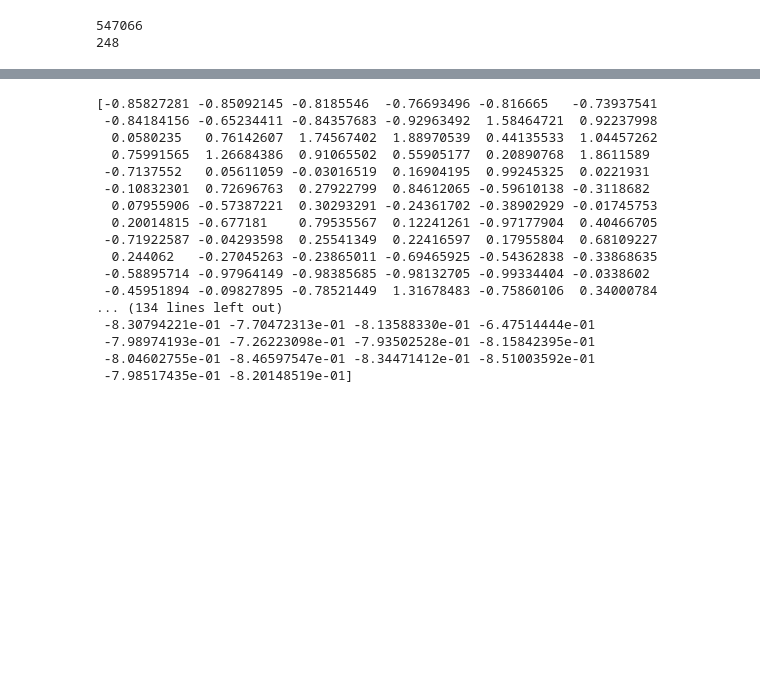
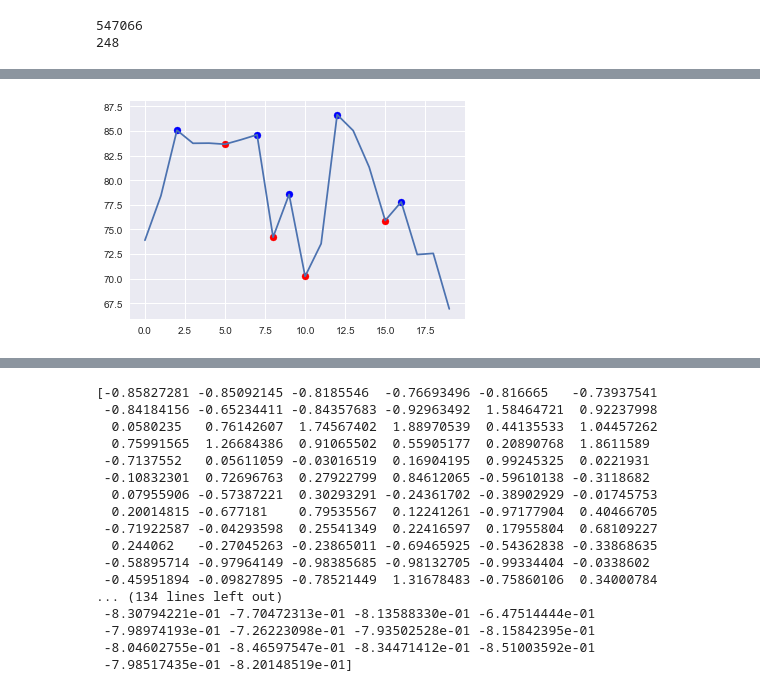
Before and after one commit to Bitfroest/presentation-analysis, a Jupyter notebook: analysis.ipynb, the cells around one changed output, grey strips where cells are left out. Drawn from its saved outputs; the diff is of its cells as text; code cells hidden in the pictures; blank space fills up the shorter version.

```diff
--- a/analysis.ipynb
+++ b/analysis.ipynb
@@ -232,0 +307,10 @@ average intensity: 70.7266908108
+# %%
+from matplotlib.pyplot import plot, scatter, show
+series = [73.896799396377347, 78.427608070766098, 85.084245655100858, 83.758760593657883, 83.773326746681661, 83.663155305936115, 84.123438926442475, 84.625807027844786, 74.21107878786114, 78.559543022334026, 70.226226765809812, 73.549856642222991, 86.667299764816491, 85.052855079163535, 81.333352170080119, 75.903525027002004, 77.799965880928809, 72.444178740043299, 72.561820186828456, 66.915954390288164] #[0,0,0,2,0,0,0,-2,0,0,0,2,0,0,0,-2,0]
+maxtab, mintab = peakdet(series,.3)
+plot(series)
+scatter(array(maxtab)[:,0], array(maxtab)[:,1], color='blue')
+scatter(array(mintab)[:,0], array(mintab)[:,1], color='red')
+show()
+# %% [output]
+[figure, added]
```
Also changed, not shown: parts of 3 cells of this notebook, 1 other file.
